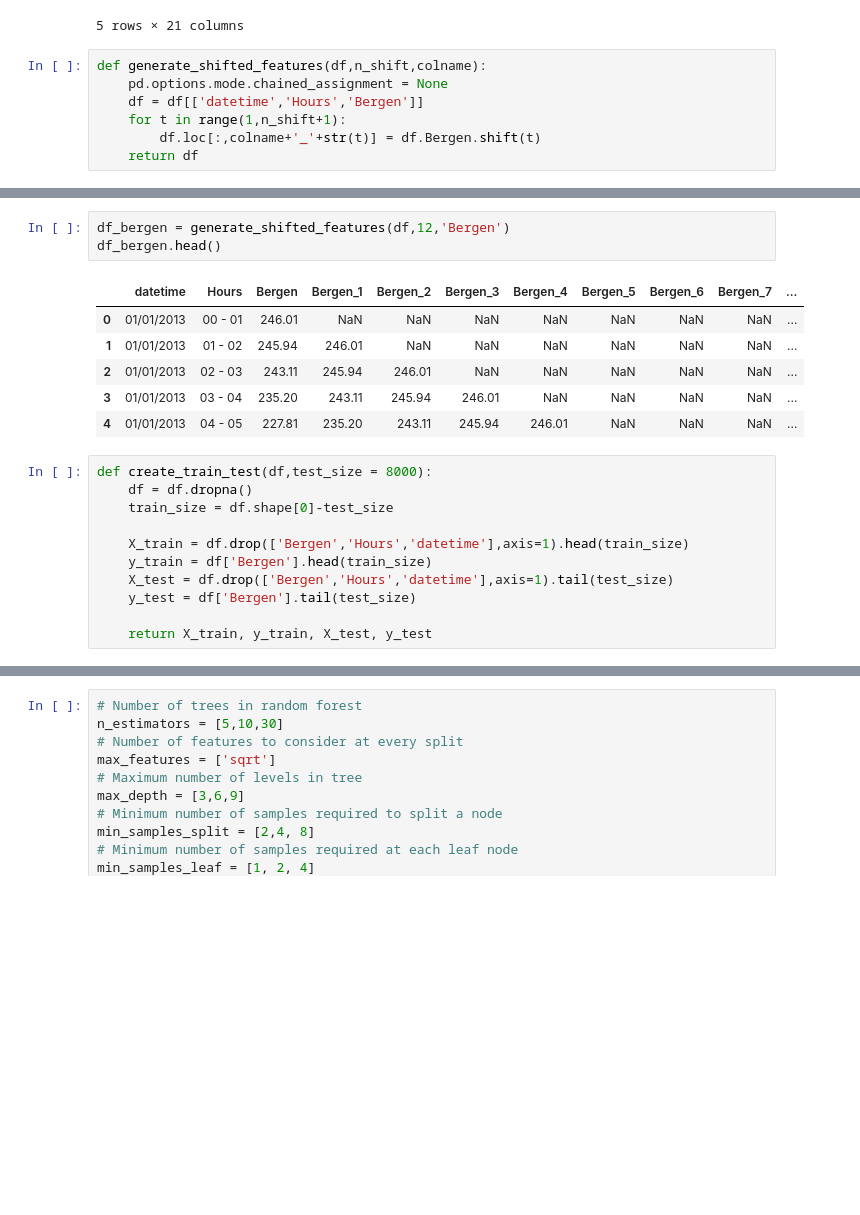
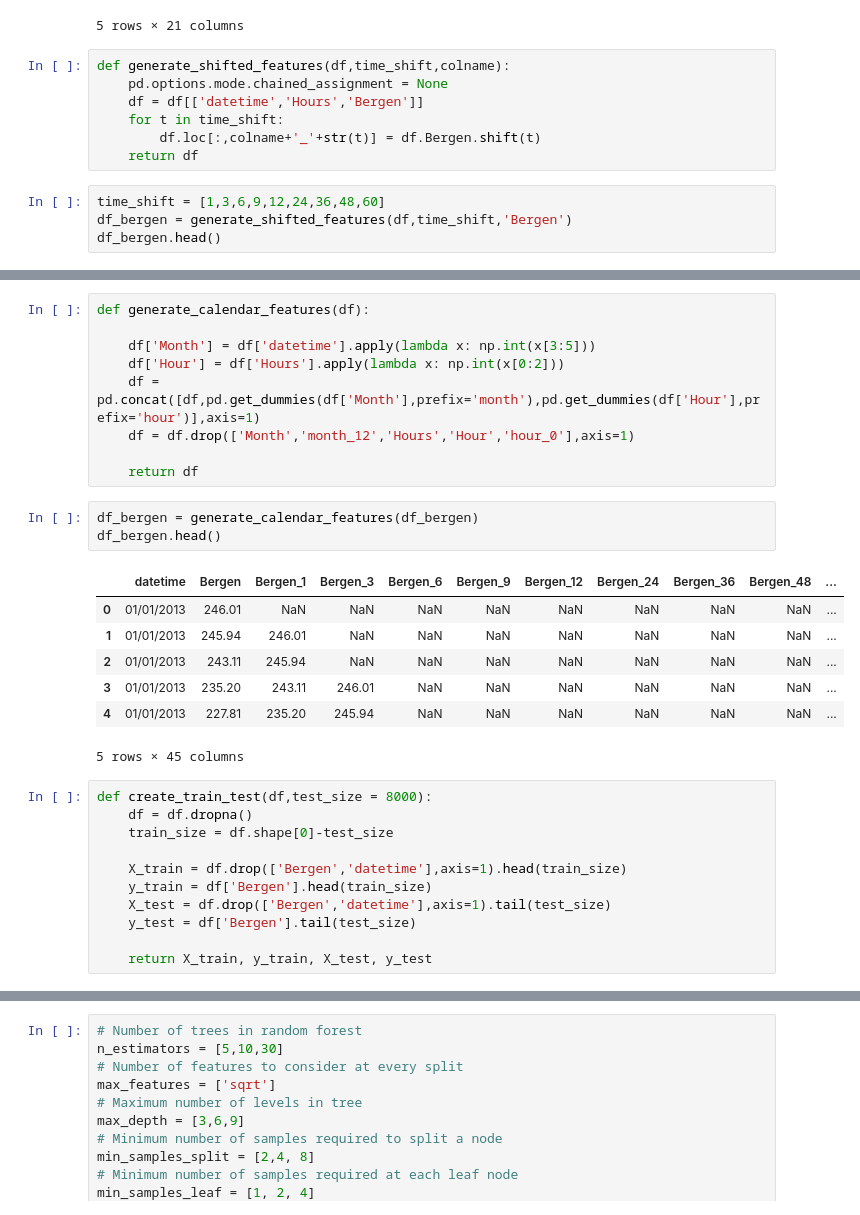
Before and after one commit to matteobonanomi/dsnd-capstone, a Jupyter notebook: notebook/RF.ipynb, the cells around one changed output, grey strips where cells are left out. Saved outputs shown, nothing was run; the diff lists cells and outputs as text; blank space fills up the shorter version.

```diff
--- a/notebook/RF.ipynb
+++ b/notebook/RF.ipynb
@@ -36,9 +37,13 @@ df.head()
 | 4 | 227.81 | 14.99 | 14.99 | 166.87 | 166.87 | 166.87 | NaN | 04 - 05 | 227.81 | 173.51 | ... | ... |
 5 rows × 21 columns
 # %%
-def generate_shifted_features(df,n_shift,colname):
+def generate_shifted_features(df,time_shift,colname):
     pd.options.mode.chained_assignment = None
     df = df[['datetime','Hours','Bergen']]
-    for t in range(1,n_shift+1):
+    for t in time_shift:
         df.loc[:,colname+'_'+str(t)] = df.Bergen.shift(t)
     return df
+# %%
+time_shift = [1,3,6,9,12,24,36,48,60]
+df_bergen = generate_shifted_features(df,time_shift,'Bergen')
+df_bergen.head()
@@ -45,21 +57,31 @@ def generate_shifted_features(df,n_shift,colname):
+# %%
+def generate_calendar_features(df):
+
+    df['Month'] = df['datetime'].apply(lambda x: np.int(x[3:5]))
+    df['Hour'] = df['Hours'].apply(lambda x: np.int(x[0:2]))
+    df = pd.concat([df,pd.get_dummies(df['Month'],prefix='month'),pd.get_dummies(df['Hour'],prefix='hour')],axis=1)
+    df = df.drop(['Month','month_12','Hours','Hour','hour_0'],axis=1)
+
+    return df
 # %%
-df_bergen = generate_shifted_features(df,12,'Bergen')
+df_bergen = generate_calendar_features(df_bergen)
 df_bergen.head()
 # %% [output]
-|  | datetime | Hours | Bergen | Bergen_1 | Bergen_2 | Bergen_3 | Bergen_4 | Bergen_5 | Bergen_6 | Bergen_7 | ... |
-| 0 | 01/01/2013 | 00 - 01 | 246.01 | NaN | NaN | NaN | NaN | NaN | NaN | NaN | ... |
-| 1 | 01/01/2013 | 01 - 02 | 245.94 | 246.01 | NaN | NaN | NaN | NaN | NaN | NaN | ... |
-| 2 | 01/01/2013 | 02 - 03 | 243.11 | 245.94 | 246.01 | NaN | NaN | NaN | NaN | NaN | ... |
-| 3 | 01/01/2013 | 03 - 04 | 235.20 | 243.11 | 245.94 | 246.01 | NaN | NaN | NaN | NaN | ... |
-| 4 | 01/01/2013 | 04 - 05 | 227.81 | 235.20 | 243.11 | 245.94 | 246.01 | NaN | NaN | NaN | ... |
+|  | datetime | Bergen | Bergen_1 | Bergen_3 | Bergen_6 | Bergen_9 | Bergen_12 | Bergen_24 | Bergen_36 | Bergen_48 | ... |
+| 0 | 01/01/2013 | 246.01 | NaN | NaN | NaN | NaN | NaN | NaN | NaN | NaN | ... |
+| 1 | 01/01/2013 | 245.94 | 246.01 | NaN | NaN | NaN | NaN | NaN | NaN | NaN | ... |
+| 2 | 01/01/2013 | 243.11 | 245.94 | NaN | NaN | NaN | NaN | NaN | NaN | NaN | ... |
+| 3 | 01/01/2013 | 235.20 | 243.11 | 246.01 | NaN | NaN | NaN | NaN | NaN | NaN | ... |
+| 4 | 01/01/2013 | 227.81 | 235.20 | 245.94 | NaN | NaN | NaN | NaN | NaN | NaN | ... |
+5 rows × 45 columns
 # %%
 def create_train_test(df,test_size = 8000):
     df = df.dropna()
     train_size = df.shape[0]-test_size
 
-    X_train = df.drop(['Bergen','Hours','datetime'],axis=1).head(train_size)
+    X_train = df.drop(['Bergen','datetime'],axis=1).head(train_size)
     y_train = df['Bergen'].head(train_size)
-    X_test = df.drop(['Bergen','Hours','datetime'],axis=1).tail(test_size)
+    X_test = df.drop(['Bergen','datetime'],axis=1).tail(test_size)
     y_test = df['Bergen'].tail(test_size)
 
     return X_train, y_train, X_test, y_test
```
Also changed, not shown: parts of 10 cells of this notebook, 1 other file.
